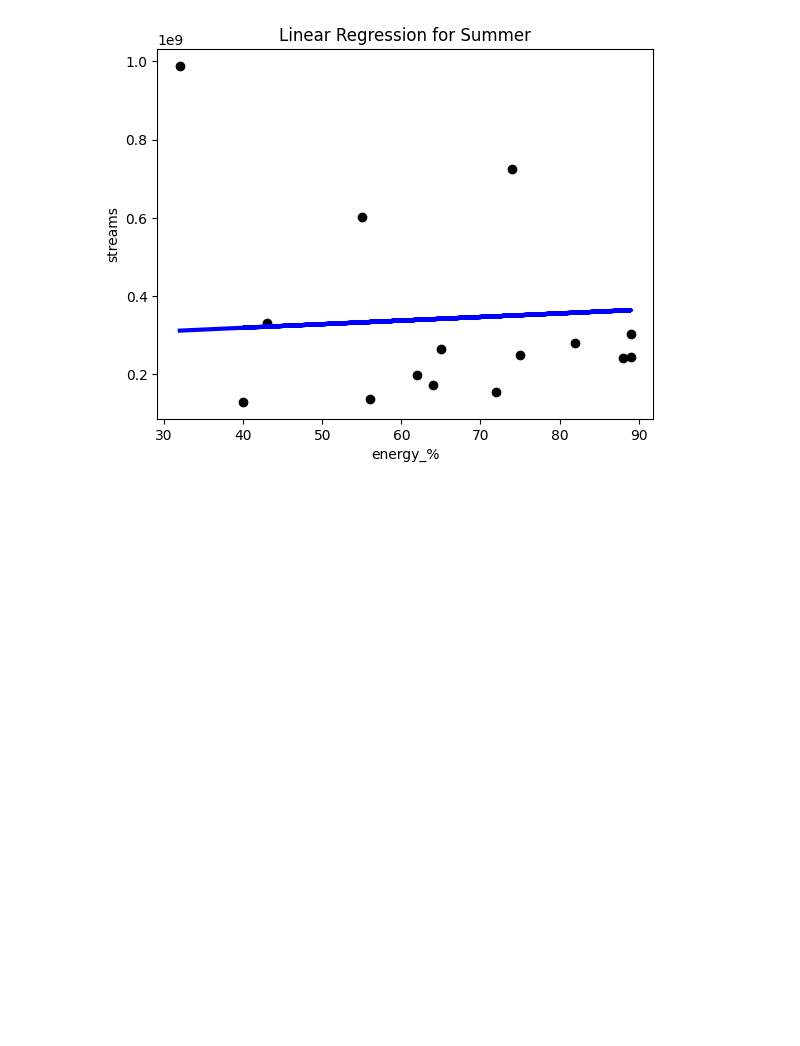
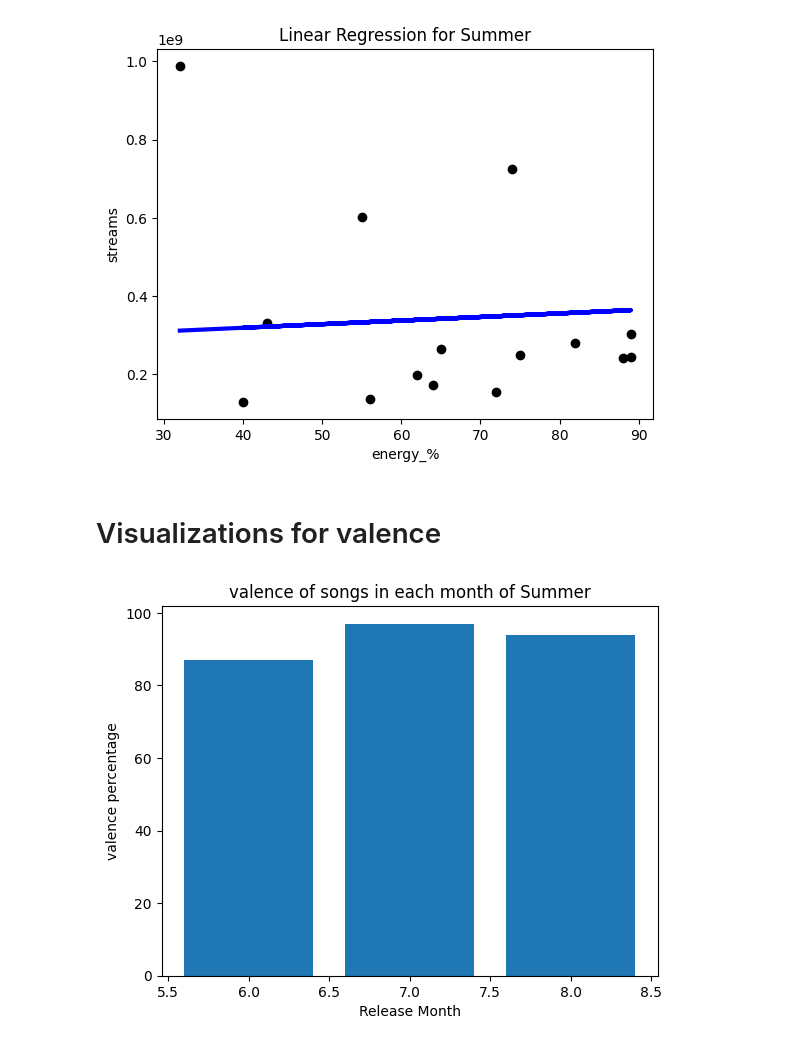
Before and after one commit to jb-seba/Spotify_TCS, a Jupyter notebook: TCS_Music_Project.ipynb, the cells around one changed output. Cells and saved outputs as stored; diff of their text form; code cells hidden in the pictures; blank space fills up the shorter version.

```diff
--- a/TCS_Music_Project.ipynb
+++ b/TCS_Music_Project.ipynb
@@ -552,3 +552,13 @@ plt.show()
 Mean Squared Error: 5.905812131638357e+16
 R-squared: -0.3178467841899224
 [figure]
+# %% [markdown]
+# Visualizations for valence
+# %%
+plt.bar(summer_df['released_month'], summer_df['valence_%'])
+plt.xlabel('Release Month')
+plt.ylabel('valence percentage')
+plt.title('valence of songs in each month of Summer')
+plt.show()
+# %% [output]
+[figure, added]
```
Also changed, not shown: parts of 7 cells of this notebook.
